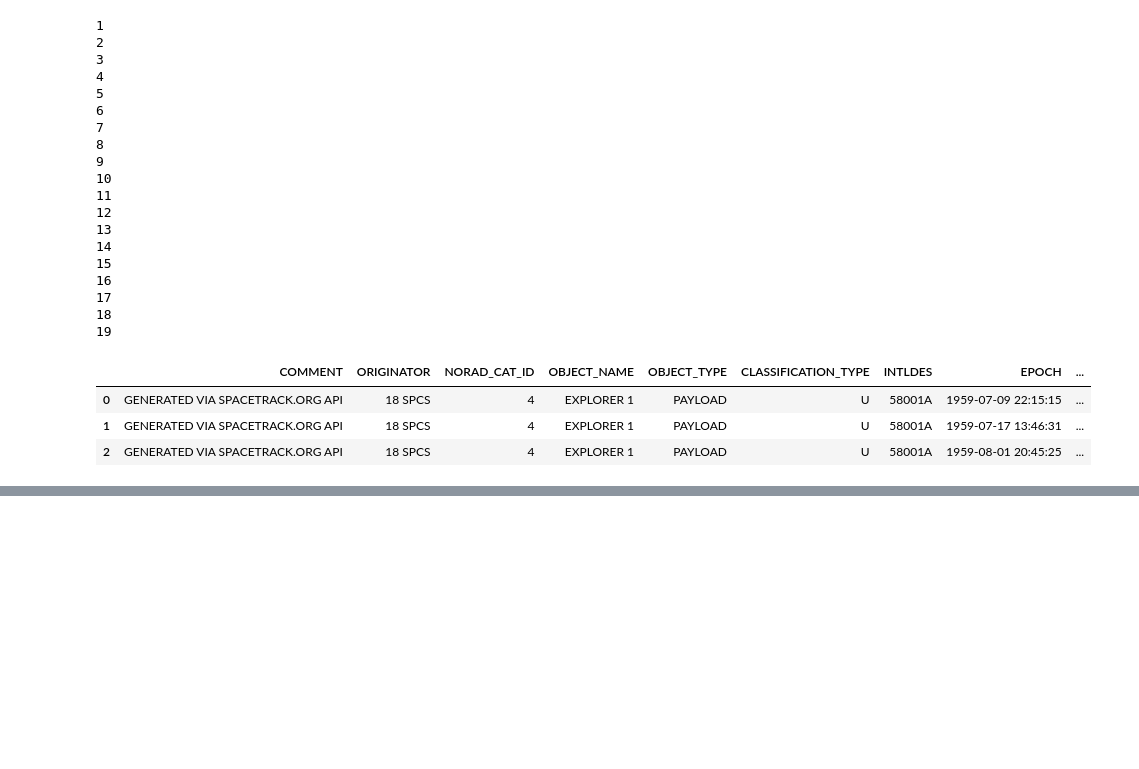
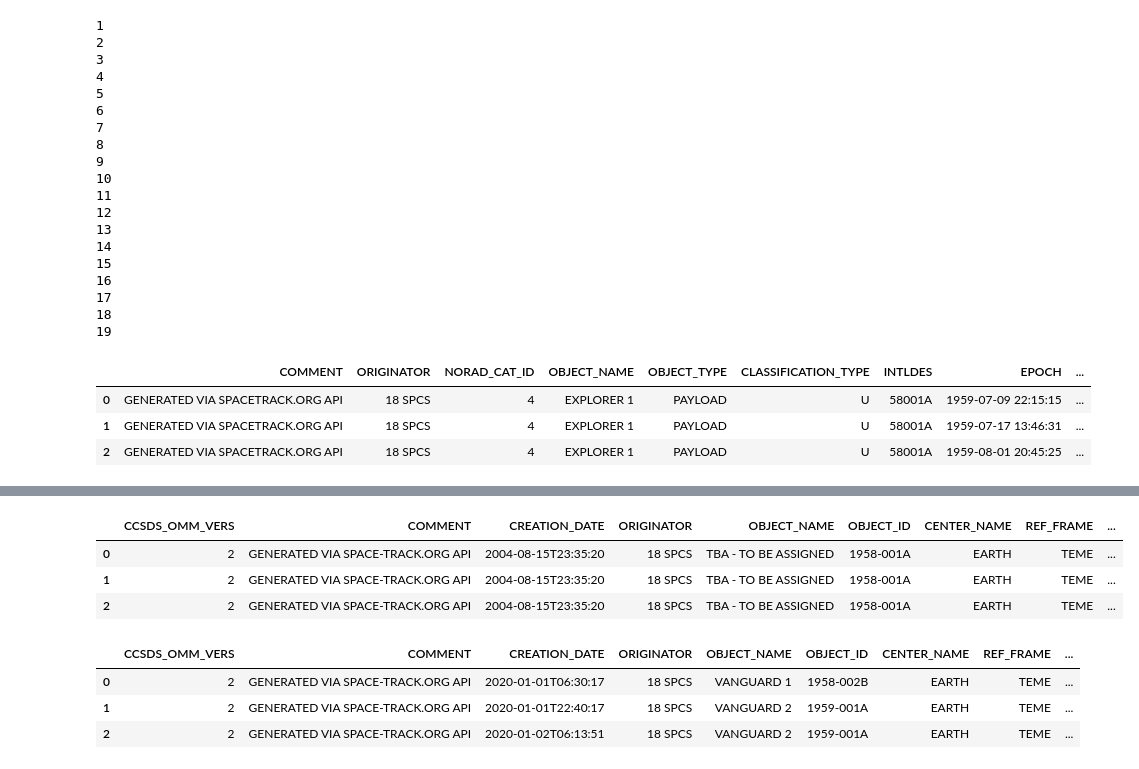
Before and after one commit to nishida/tle, a Jupyter notebook: spacetracktest1.ipynb, the cells around one changed output, grey strips where cells are left out. Drawn from its saved outputs; the diff is of its cells as text; code cells hidden in the pictures; blank space fills up the shorter version.

```diff
--- a/spacetracktest1.ipynb
+++ b/spacetracktest1.ipynb
@@ -101,0 +122,3 @@ df.head(3)
+# %%
+# 過去のデータをjsonで取得
+data = st.gp_history(norad_cat_id=4, orderby=['norad_cat_id', 'epoch'], format='json', limit=10)
@@ -101,0 +128,10 @@ df.head(3)
+# %%
+df = pd.read_json(data)
+# %%
+# 古い衛星についてはOBJECT_NAME と TLE_LINE0 が TBA - TO BE ASSIGNED となってしまうことがある
+df.head(3)
+# %% [output]
+|  | CCSDS_OMM_VERS | COMMENT | CREATION_DATE | ORIGINATOR | OBJECT_NAME | OBJECT_ID | CENTER_NAME | REF_FRAME | ... |
+| 0 | 2 | GENERATED VIA SPACE-TRACK.ORG API | 2004-08-15T23:35:20 | 18 SPCS | TBA - TO BE ASSIGNED | 1958-001A | EARTH | TEME | ... |
+| 1 | 2 | GENERATED VIA SPACE-TRACK.ORG API | 2004-08-15T23:35:20 | 18 SPCS | TBA - TO BE ASSIGNED | 1958-001A | EARTH | TEME | ... |
+| 2 | 2 | GENERATED VIA SPACE-TRACK.ORG API | 2004-08-15T23:35:20 | 18 SPCS | TBA - TO BE ASSIGNED | 1958-001A | EARTH | TEME | ... |
@@ -101,0 +146,7 @@ df.head(3)
+# %%
+df.head(3)
+# %% [output]
+|  | CCSDS_OMM_VERS | COMMENT | CREATION_DATE | ORIGINATOR | OBJECT_NAME | OBJECT_ID | CENTER_NAME | REF_FRAME | ... |
+| 0 | 2 | GENERATED VIA SPACE-TRACK.ORG API | 2020-01-01T06:30:17 | 18 SPCS | VANGUARD 1 | 1958-002B | EARTH | TEME | ... |
+| 1 | 2 | GENERATED VIA SPACE-TRACK.ORG API | 2020-01-01T22:40:17 | 18 SPCS | VANGUARD 2 | 1959-001A | EARTH | TEME | ... |
+| 2 | 2 | GENERATED VIA SPACE-TRACK.ORG API | 2020-01-02T06:13:51 | 18 SPCS | VANGUARD 2 | 1959-001A | EARTH | TEME | ... |
```
Also changed, not shown: parts of 9 cells of this notebook.
